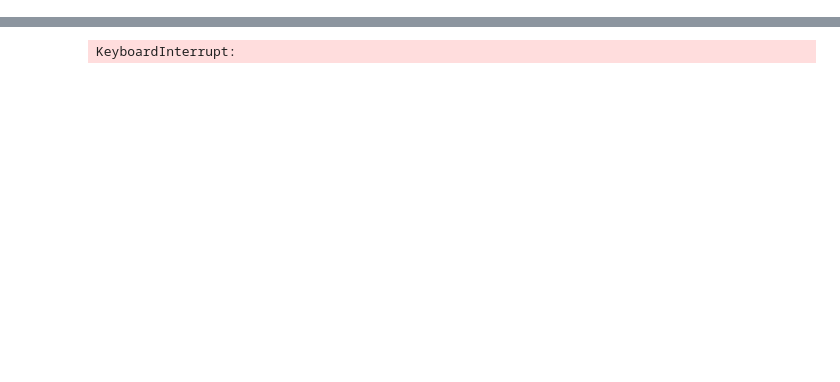
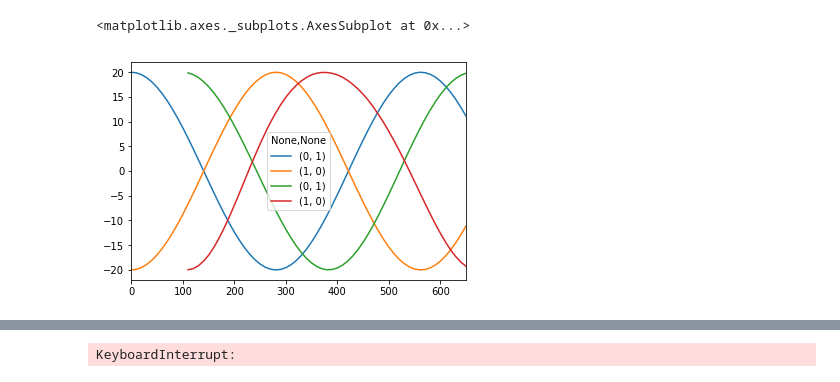
Before and after one commit to pablogalaviz/PostNewton3BP, a Jupyter notebook: utils/Analysis.ipynb, the cells around one changed output, grey strips where cells are left out. Drawn from its saved outputs; the diff is of its cells as text; code cells hidden in the pictures; blank space fills up the shorter version.

```diff
--- a/utils/Analysis.ipynb
+++ b/utils/Analysis.ipynb
@@ -50,0 +54,9 @@ ax=df_x.plot.scatter(x='x2',y='y2',s=1,c='b',ax=ax)
+# %%
+m=h5file['0/position'].attrs['mass']
+num_part=h5file['0/position'].attrs['np'][0]
+coords=['x','y','z']
+
+p_idx=np.arange(num_part)
+d_idx=np.arange(3)
+p_cols=[[ axis+str(a+1) for axis in coords] for a in p_idx]
+t_list=df_x.index
@@ -50,0 +149,6 @@ ax=df_x.plot.scatter(x='x2',y='y2',s=1,c='b',ax=ax)
+# %%
+ax=df_tr3['r']['x'].plot()
+df_tr3['r_ret']['x'].plot(ax=ax)
+# %% [output]
+<matplotlib.axes._subplots.AxesSubplot at 0x...>
+[figure, added]
```
Also changed, not shown: parts of 12 cells of this notebook.
